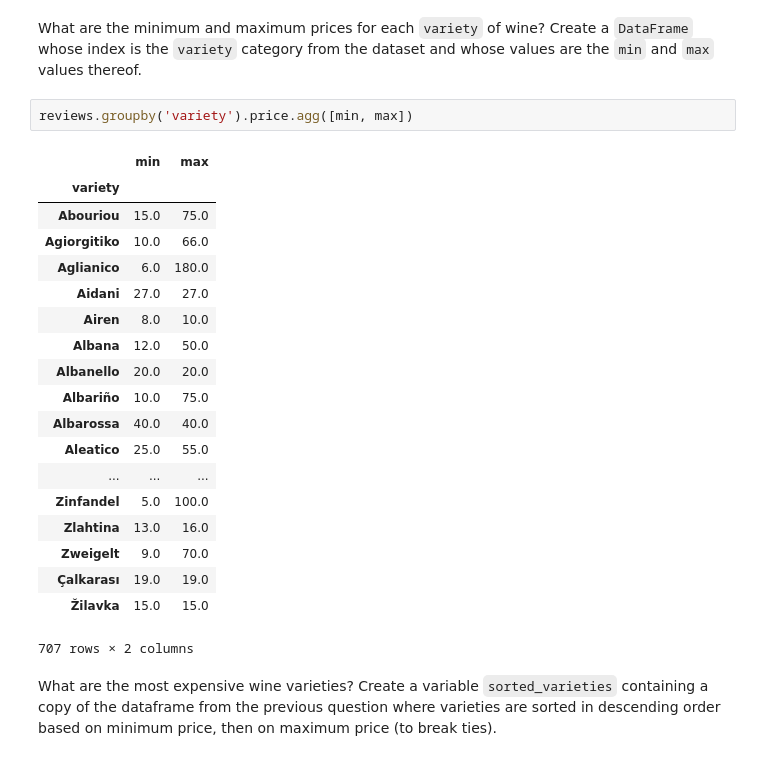
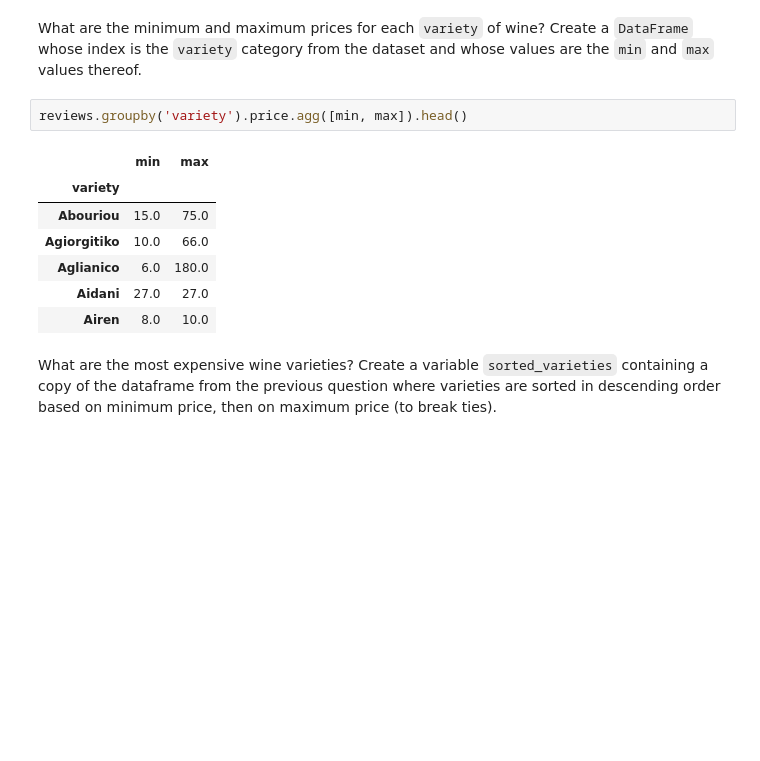
Before and after one commit to Ravi-Rsankar/python, a Jupyter notebook: python/data_science/pandas/kaggle_python_for_datascience.ipynb, the cells around one changed output. Cells and saved outputs as stored; diff of their text form; blank space fills up the shorter version.

```diff
--- a/python/data_science/pandas/kaggle_python_for_datascience.ipynb
+++ b/python/data_science/pandas/kaggle_python_for_datascience.ipynb
@@ -424,27 +414,15 @@ Name: points, Length: 390, dtype: int64
 # %% [markdown]
 What are the minimum and maximum prices for each `variety` of wine? Create a `DataFrame` whose index is the `variety` category from the dataset and whose values are the `min` and `max` values thereof.
 # %%
-reviews.groupby('variety').price.agg([min, max])
+reviews.groupby('variety').price.agg([min, max]).head()
 # %% [output]
 |  | min | max |
 | variety |  |  |
 | Abouriou | 15.0 | 75.0 |
 | Agiorgitiko | 10.0 | 66.0 |
 | Aglianico | 6.0 | 180.0 |
 | Aidani | 27.0 | 27.0 |
 | Airen | 8.0 | 10.0 |
-| Albana | 12.0 | 50.0 |
-| Albanello | 20.0 | 20.0 |
-| Albariño | 10.0 | 75.0 |
-| Albarossa | 40.0 | 40.0 |
-| Aleatico | 25.0 | 55.0 |
-| ... | ... | ... |
-| Zinfandel | 5.0 | 100.0 |
-| Zlahtina | 13.0 | 16.0 |
-| Zweigelt | 9.0 | 70.0 |
-| Çalkarası | 19.0 | 19.0 |
-| Žilavka | 15.0 | 15.0 |
-707 rows × 2 columns
 # %% [markdown]
 What are the most expensive wine varieties? Create a variable `sorted_varieties` containing a copy of the dataframe from the previous question where varieties are sorted in descending order based on minimum price, then on maximum price (to break ties).
 # %%
```
Also changed, not shown: parts of 23 cells of this notebook.
